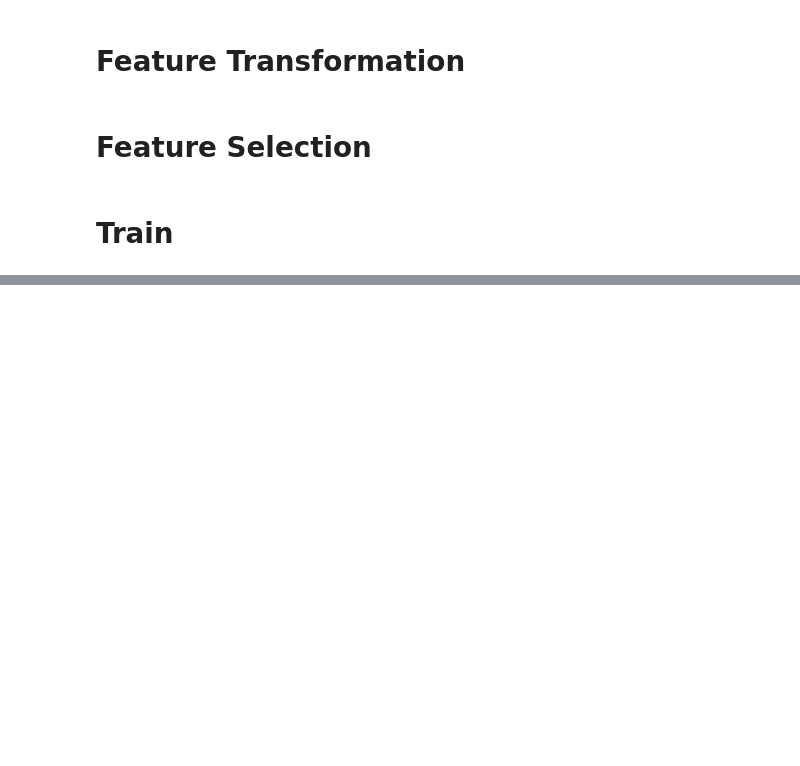
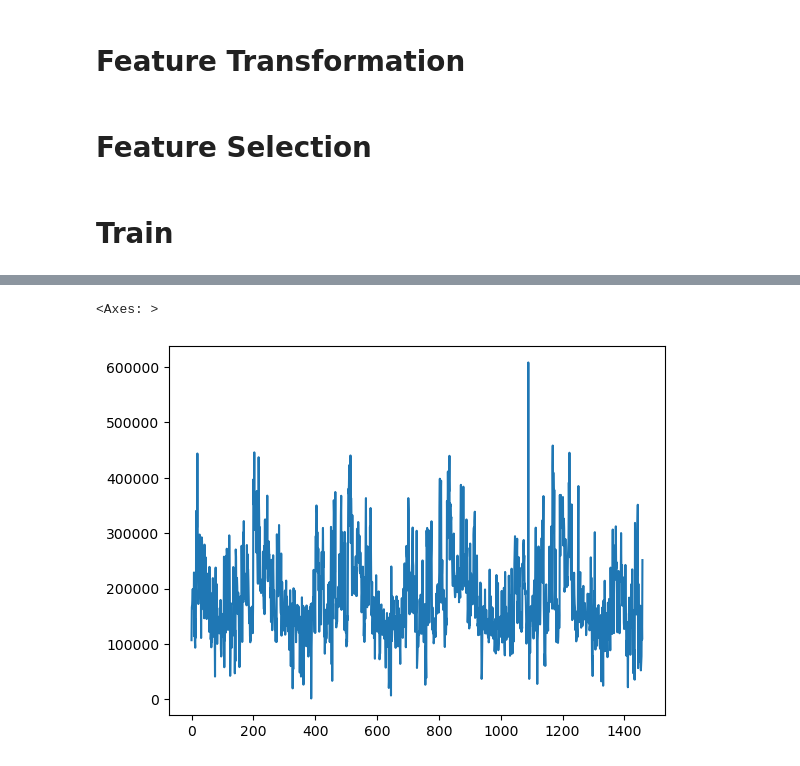
Before and after one commit to PranavRao25/Data-Analytics, a Jupyter notebook: Classical Problems/House_Prediction/notebook.ipynb, the cells around one changed output, grey strips where cells are left out. Cells and saved outputs as stored; diff of their text form; code cells hidden in the pictures; blank space fills up the shorter version.

```diff
--- a/Classical Problems/House_Prediction/notebook.ipynb
+++ b/Classical Problems/House_Prediction/notebook.ipynb
@@ -266,3 +406,0 @@ test_df, test_ord_enc = ordinal_encode(test_df, ordinal_columns)
-# %%
-train_df, train_nom_enc = nominal_encode(train_df, list(nominal_columns))
-test_df, test_nom_enc = nominal_encode(test_df, list(nominal_columns))
@@ -300,7 +467,7 @@ def numeric_scale(df):
     return df, scaler
 # %%
 train_X, train_numeric_scaler = numeric_scale(train_X)
-test_df, test_numeric_scaler = numeric_scale(test_df)
+test_df, _ = numeric_scale(test_df, train_numeric_scaler)
 # %% [markdown]
 # Feature Selection
 # %% [markdown]
@@ -307,0 +486,5 @@ test_df, test_numeric_scaler = numeric_scale(test_df)
+# %%
+pd.Series(pred_y).plot()
+# %% [output]
+<Axes: >
+[figure, added]
```
Also changed, not shown: parts of 33 cells of this notebook.
